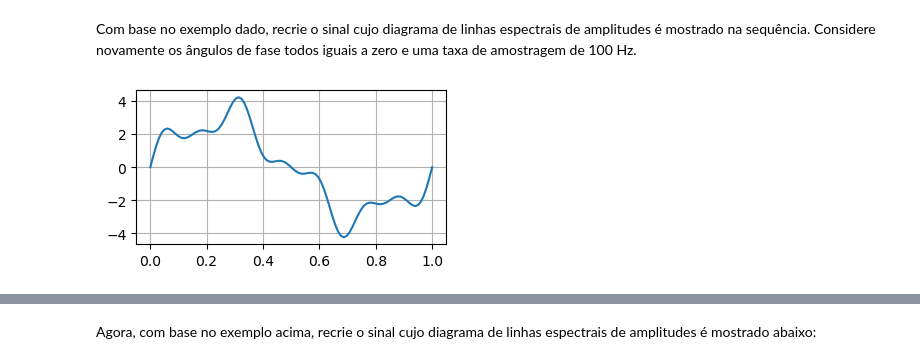
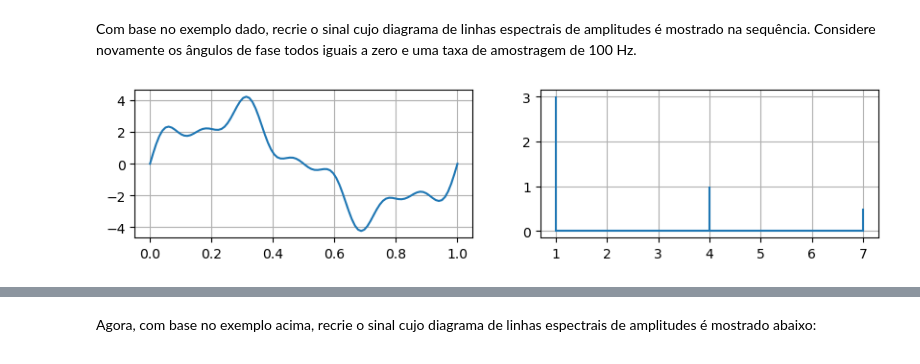
Before and after one commit to tiagoburiol/MatComp_IV, a Jupyter notebook: 03_dominios_de_frequencia_e_tempo.ipynb, the cells around one changed output, grey strips where cells are left out. Drawn from its saved outputs; the diff is of its cells as text; code cells hidden in the pictures.

```diff
--- a/03_dominios_de_frequencia_e_tempo.ipynb
+++ b/03_dominios_de_frequencia_e_tempo.ipynb
@@ -81,12 +91,17 @@ Com base no exemplo dado, recrie o sinal cujo diagrama de linhas espectrais de a
 # %%
 sinal = lambda A, w, t: A*np.sin(2*np.pi*w*t)
 t = np.linspace(0,1,100)
 x = sinal(3,1,t)+sinal(1,4,t)+sinal(0.5,7,t)
 
-fig, ax = plt.subplots(figsize=(4,2))
-plt.plot(t,x)
+freq = np.array([1, 4, 7])
+amp = np.array([3, 1, 0.5])
 
-plt.grid()
+fig, (ax1, ax2) = plt.subplots(1, 2, figsize=(10, 2))
+ax1.plot(t,x)
+ax1.grid()
+ax2.stem(freq , amp, markerfmt=" ", basefmt="-")
+ax2.grid()
+
 plt.show()
 # %% [output]
-[figure, old version]
+[figure, new version]
```
Also changed, not shown: parts of 14 cells of this notebook.
